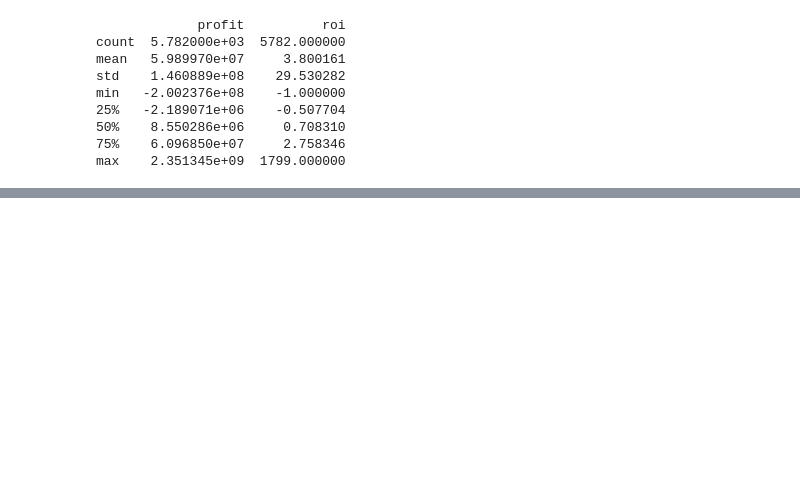
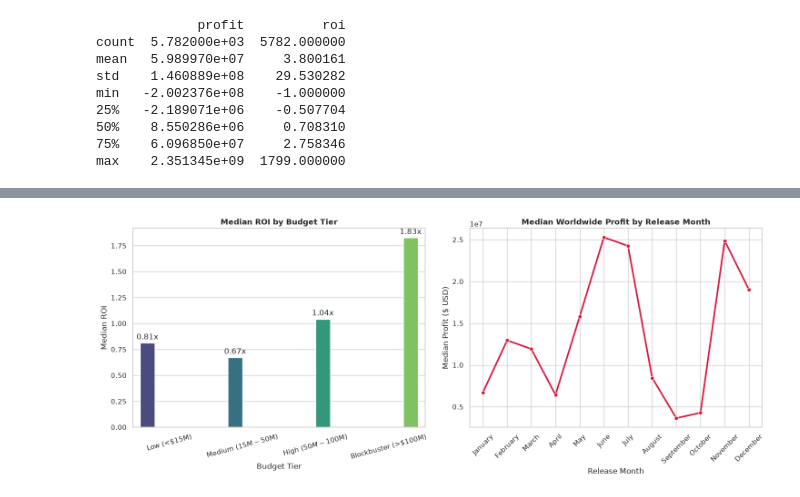
Before and after one commit to oliverkiplagat/Studio_Launch-Pad, a Jupyter notebook: student.ipynb, the cells around one changed output, grey strips where cells are left out. Saved outputs shown, nothing was run; the diff lists cells and outputs as text; code cells hidden in the pictures; blank space fills up the shorter version.

```diff
--- a/student.ipynb
+++ b/student.ipynb
@@ -21,7 +21,6 @@ investment, which makes it one of the most important pieces of our analysis.
 We'll load it, look at its shape and structure, and check for anything that needs
 cleaning before we can use it.
 # %%
-# --- Core data libraries ---
 import pandas as pd
 import numpy as np
 
@@ -34,6 +33,11 @@ import sqlite3
 import zipfile
 import re
 from pathlib import Path
+import os
+
+# Global setup
+%matplotlib inline
+sns.set_theme(style="whitegrid")
 
 # --- Display settings: show full dataframes, not truncated ---
 pd.set_option("display.max_columns", None)
@@ -260,0 +313,74 @@ max    2.351345e+09  1799.000000
+# %%
+# ---  Categorize Production Budgets into Tiers ---
+budget_bins = [0, 15e6, 50e6, 100e6, 500e6]
+budget_labels = ["Low (<$15M)", "Medium ($15M-$50M)", "High ($50M-$100M)", "Blockbuster (>$100M)"]
+df_clean["budget_tier"] = pd.cut(df_clean["production_budget"], bins=budget_bins, labels=budget_labels)
+
+tier_analysis = df_clean.groupby("budget_tier", observed=True).agg(
+    movie_count=("movie", "count"),
+    median_budget=("production_budget", "median"),
+    median_profit=("profit", "median"),
+    median_roi=("roi", "median")
+).reset_index()
+
+# --- Seasonal Performance (Monthly Profitability) ---
+month_order = ["January", "February", "March", "April", "May", "June",
+               "July", "August", "September", "October", "November", "December"]
+df_clean["release_month"] = pd.Categorical(df_clean["release_month"], categories=month_order, ordered=True)
+monthly_profit = df_clean.groupby("release_month", observed=True)["profit"].median().reset_index()
+
+# Create 1 row, 2 columns of subplots
+fig, axes = plt.subplots(1, 2, figsize=(15, 6))
+
+# Plot 1: Median ROI by Budget Tier
+sns.barplot(
+    data=tier_analysis,
+    x="budget_tier",
+    y="median_roi",
+    hue="budget_tier",
+    legend=False,
+    ax=axes[0],
+    palette="viridis",
+)
+axes[0].set_title("Median ROI by Budget Tier", fontsize=12, fontweight="bold")
+axes[0].set_xlabel("Budget Tier")
+axes[0].set_ylabel("Median ROI")
+axes[0].tick_params(axis="x", rotation=15)  # Rotates labels so they don't overlap
+
+# Add bar annotations on Plot 1
+for p in axes[0].patches:
+    height = p.get_height()
+    if height > 0:
+        axes[0].annotate(
+            f"{height:.2f}x",
+            (p.get_x() + p.get_width() / 2.0, height),
+            ha="center",
+            va="bottom",
+            xytext=(0, 3),
+            textcoords="offset points",
+        )
+
+# Plot 2: Monthly Profitability Trends
+sns.lineplot(
+    data=monthly_profit,
+    x="release_month",
+    y="profit",
+    marker="o",
+    color="crimson",
+    linewidth=2.5,
+    ax=axes[1],
+)
+axes[1].set_title(
+    "Median Worldwide Profit by Release Month", fontsize=12, fontweight="bold"
+)
+axes[1].set_xlabel("Release Month")
+axes[1].set_ylabel("Median Profit ($ USD)")
+axes[1].tick_params(axis="x", rotation=45)
+
+plt.tight_layout()
+plt.show()
+
+# Display aggregated summary table
+display(tier_analysis)
+# %% [output]
+[figure, added]
```
Also changed, not shown: parts of 7 cells of this notebook.
